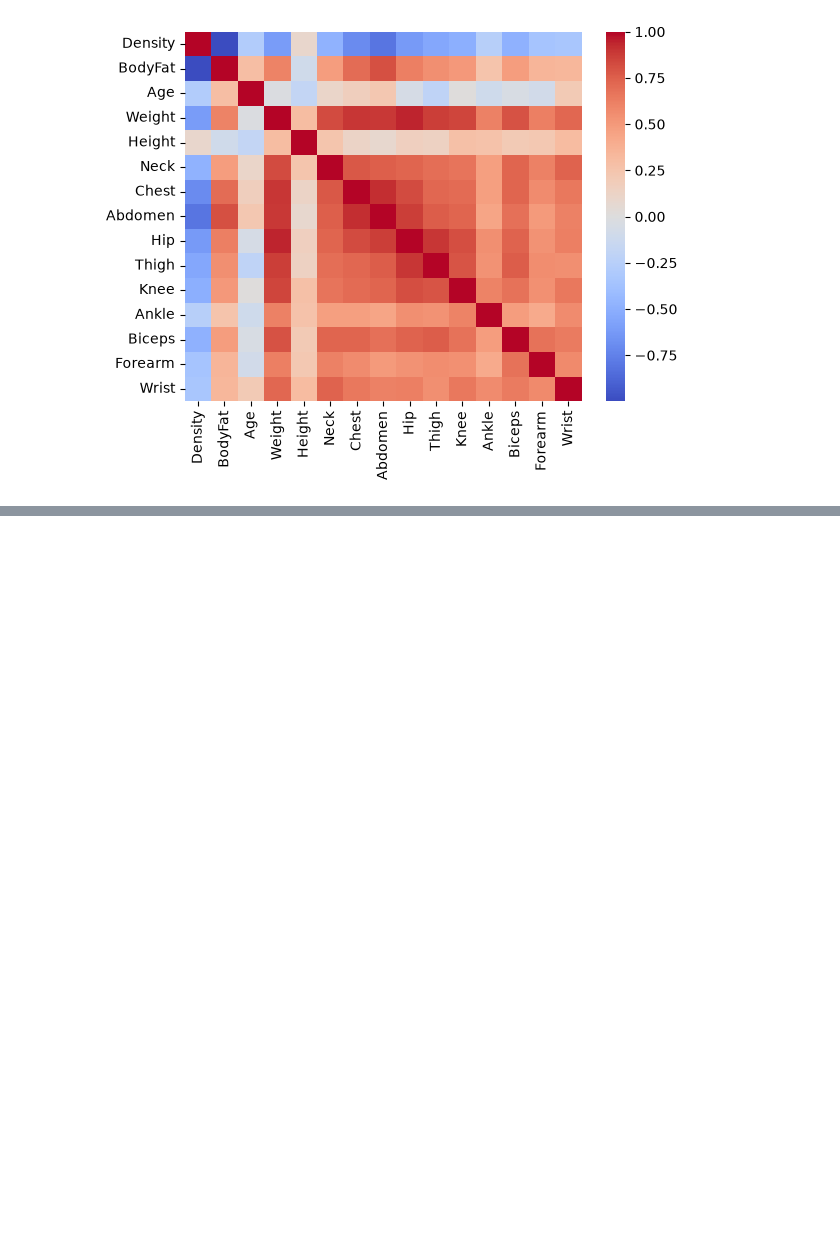
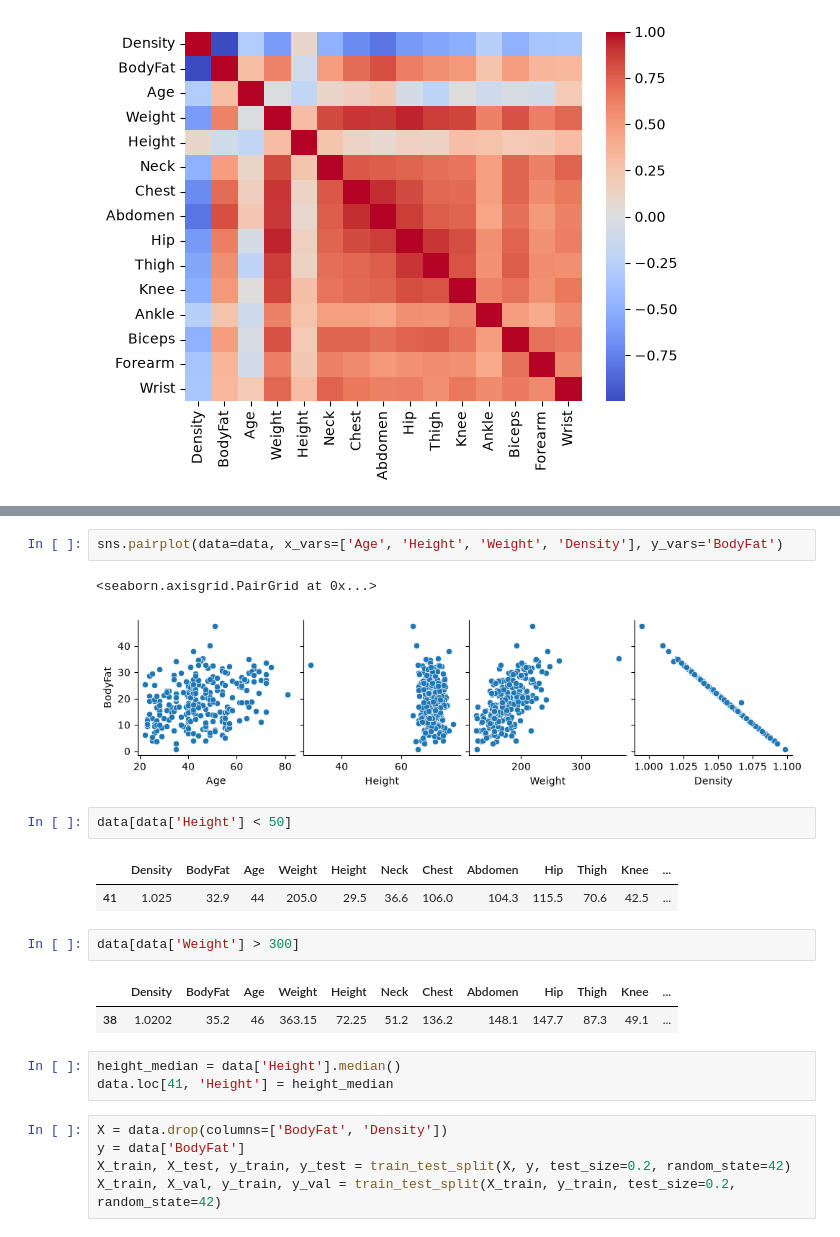
Before and after one commit to Ahmed-Ayari/BodyFat_Prediction, a Jupyter notebook: ML/notebooks/notebooks.ipynb, the cells around one changed output, grey strips where cells are left out. Saved outputs shown, nothing was run; the diff lists cells and outputs as text; blank space fills up the shorter version.

```diff
--- a/ML/notebooks/notebooks.ipynb
+++ b/ML/notebooks/notebooks.ipynb
@@ -72,0 +99,23 @@ sns.heatmap(correlation_matrix, cmap='coolwarm')
+# %%
+sns.pairplot(data=data, x_vars=['Age', 'Height', 'Weight', 'Density'], y_vars='BodyFat')
+# %% [output]
+<seaborn.axisgrid.PairGrid at 0x...>
+[figure, added]
+# %%
+data[data['Height'] < 50]
+# %% [output]
+|  | Density | BodyFat | Age | Weight | Height | Neck | Chest | Abdomen | Hip | Thigh | Knee | ... |
+| 41 | 1.025 | 32.9 | 44 | 205.0 | 29.5 | 36.6 | 106.0 | 104.3 | 115.5 | 70.6 | 42.5 | ... |
+# %%
+data[data['Weight'] > 300]
+# %% [output]
+|  | Density | BodyFat | Age | Weight | Height | Neck | Chest | Abdomen | Hip | Thigh | Knee | ... |
+| 38 | 1.0202 | 35.2 | 46 | 363.15 | 72.25 | 51.2 | 136.2 | 148.1 | 147.7 | 87.3 | 49.1 | ... |
+# %%
+height_median = data['Height'].median()
+data.loc[41, 'Height'] = height_median
+# %%
+X = data.drop(columns=['BodyFat', 'Density'])
+y = data['BodyFat']
+X_train, X_test, y_train, y_test = train_test_split(X, y, test_size=0.2, random_state=42)
+X_train, X_val, y_train, y_val = train_test_split(X_train, y_train, test_size=0.2, random_state=42)
```
Also changed, not shown: parts of 7 cells of this notebook, 1 other file.
